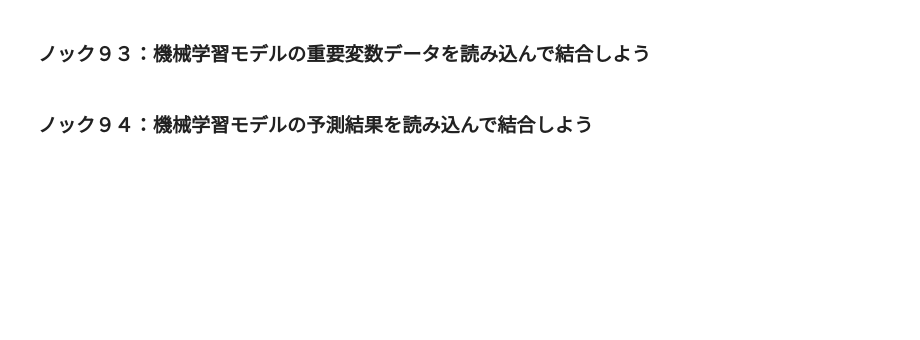
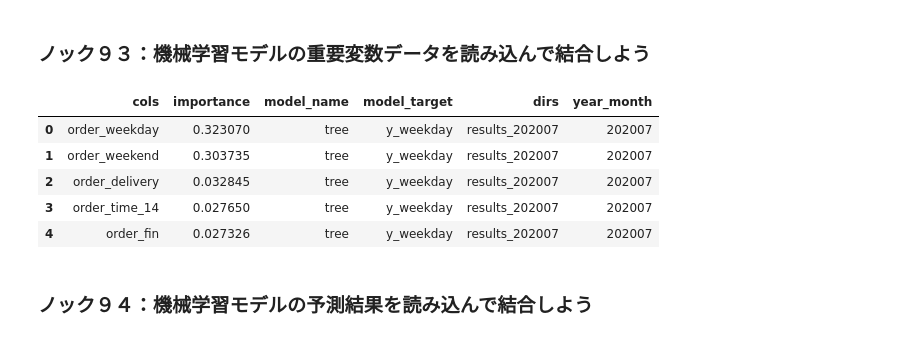
Before and after one commit to HayateSato/Pra, a Jupyter notebook: 10章_機械学習システムのダッシュボードを作成する１０本ノック.ipynb, the cells around one changed output. Saved outputs shown, nothing was run; the diff lists cells and outputs as text; code cells hidden in the pictures; blank space fills up the shorter version.

```diff
--- a/10章_機械学習システムのダッシュボードを作成する１０本ノック.ipynb
+++ b/10章_機械学習システムのダッシュボードを作成する１０本ノック.ipynb
@@ -40,4 +95,22 @@ Successfully installed japanize-matplotlib-1.1.3
 # %% [markdown]
 ### ノック９３：機械学習モデルの重要変数データを読み込んで結合しよう
+# %%
+ml_results_dirs = os.listdir(output_ml_result_dir)
+importance_all = []
+for ml_results_dir in ml_results_dirs:
+    importance_file_path = os.path.join(output_ml_result_dir,ml_results_dir, 'importance.csv')
+    importance_monthly = pd.read_csv(importance_file_path)
+    importance_monthly['dirs'] = ml_results_dir
+    importance_all.append(importance_monthly)
+importance_all = pd.concat(importance_all,ignore_index=True)
+importance_all.loc[:,'year_month'] = importance_all['dirs'].str.split('_', expand=True)[1]
+importance_all.head()
+# %% [output]
+|  | cols | importance | model_name | model_target | dirs | year_month |
+| 0 | order_weekday | 0.323070 | tree | y_weekday | results_202007 | 202007 |
+| 1 | order_weekend | 0.303735 | tree | y_weekday | results_202007 | 202007 |
+| 2 | order_delivery | 0.032845 | tree | y_weekday | results_202007 | 202007 |
+| 3 | order_time_14 | 0.027650 | tree | y_weekday | results_202007 | 202007 |
+| 4 | order_fin | 0.027326 | tree | y_weekday | results_202007 | 202007 |
 # %% [markdown]
 ### ノック９４：機械学習モデルの予測結果を読み込んで結合しよう
```
Also changed, not shown: parts of 5 cells of this notebook.
